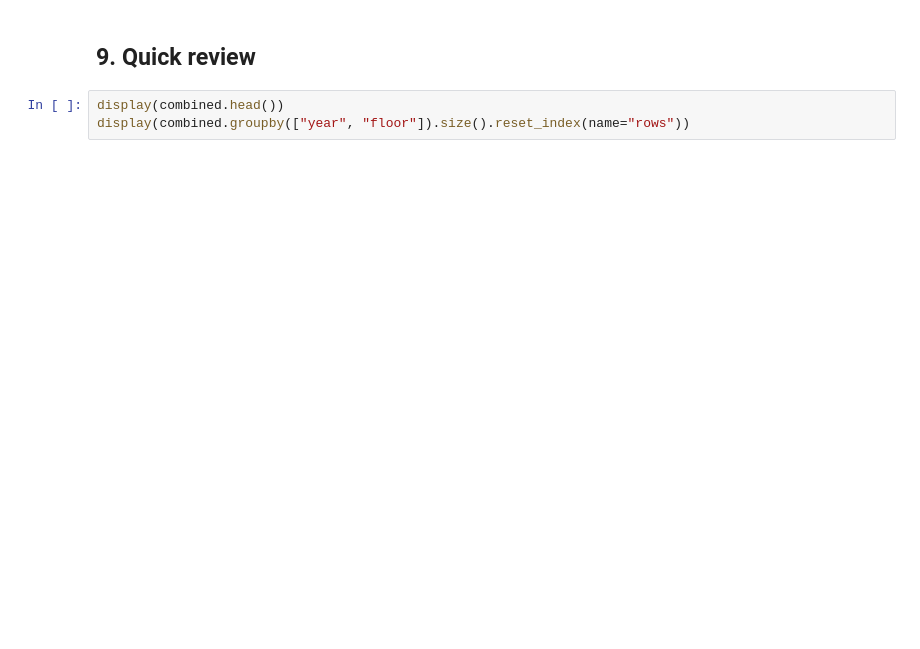
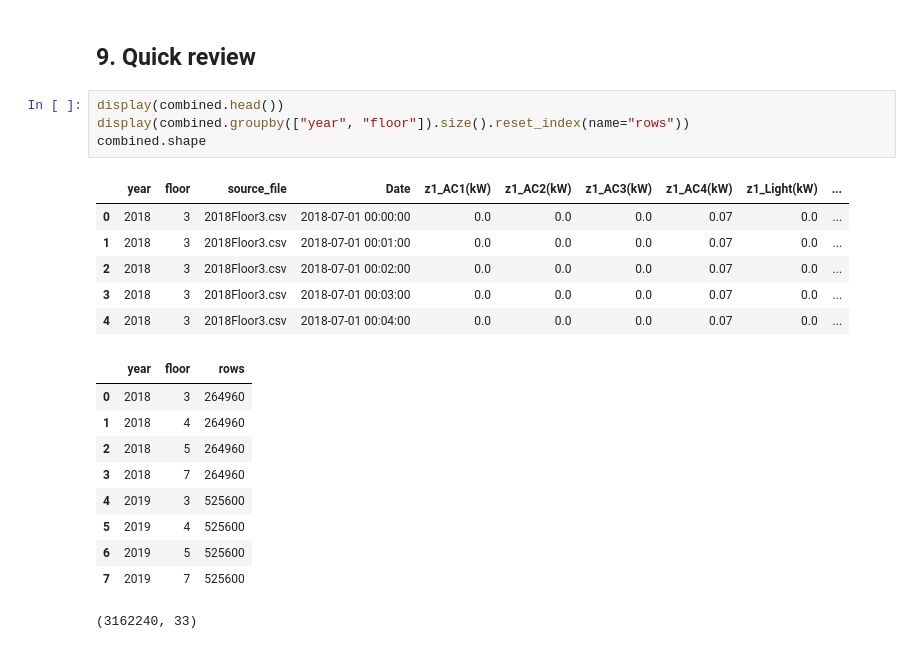
Before and after one commit to Lee-yongli/Artificial-Intelligence-for-Smart-Building-Log-Analysis, a Jupyter notebook: Artificial Intelligence for Smart-Building Log Analysis/merge_2018_2019_floors_3_4_5_7.ipynb, the cells around one changed output. Drawn from its saved outputs; the diff is of its cells as text; blank space fills up the shorter version.

```diff
--- a/Artificial Intelligence for Smart-Building Log Analysis/merge_2018_2019_floors_3_4_5_7.ipynb
+++ b/Artificial Intelligence for Smart-Building Log Analysis/merge_2018_2019_floors_3_4_5_7.ipynb
@@ -175,3 +243,21 @@ print("Columns:", combined.shape[1])
 # %%
 display(combined.head())
 display(combined.groupby(["year", "floor"]).size().reset_index(name="rows"))
+combined.shape
+# %% [output]
+|  | year | floor | source_file | Date | z1_AC1(kW) | z1_AC2(kW) | z1_AC3(kW) | z1_AC4(kW) | z1_Light(kW) | ... |
+| 0 | 2018 | 3 | 2018Floor3.csv | 2018-07-01 00:00:00 | 0.0 | 0.0 | 0.0 | 0.07 | 0.0 | ... |
+| 1 | 2018 | 3 | 2018Floor3.csv | 2018-07-01 00:01:00 | 0.0 | 0.0 | 0.0 | 0.07 | 0.0 | ... |
+| 2 | 2018 | 3 | 2018Floor3.csv | 2018-07-01 00:02:00 | 0.0 | 0.0 | 0.0 | 0.07 | 0.0 | ... |
+| 3 | 2018 | 3 | 2018Floor3.csv | 2018-07-01 00:03:00 | 0.0 | 0.0 | 0.0 | 0.07 | 0.0 | ... |
+| 4 | 2018 | 3 | 2018Floor3.csv | 2018-07-01 00:04:00 | 0.0 | 0.0 | 0.0 | 0.07 | 0.0 | ... |
+|  | year | floor | rows |
+| 0 | 2018 | 3 | 264960 |
+| 1 | 2018 | 4 | 264960 |
+| 2 | 2018 | 5 | 264960 |
+| 3 | 2018 | 7 | 264960 |
+| 4 | 2019 | 3 | 525600 |
+| 5 | 2019 | 4 | 525600 |
+| 6 | 2019 | 5 | 525600 |
+| 7 | 2019 | 7 | 525600 |
+(3162240, 33)
```
Also changed, not shown: parts of 20 cells of this notebook, 9 other files.
